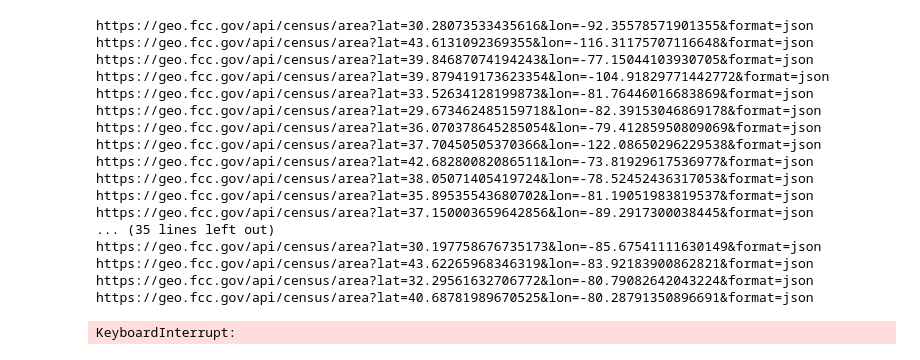
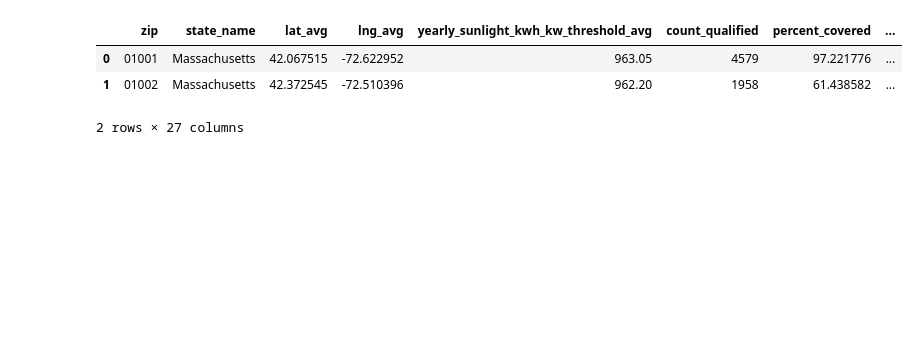
Before and after one commit to euirim/tesla-energy-cba, a Jupyter notebook: code/notebooks/preprocessing.ipynb, the cells around one changed output. Saved outputs shown, nothing was run; the diff lists cells and outputs as text; code cells hidden in the pictures; blank space fills up the shorter version.

```diff
--- a/code/notebooks/preprocessing.ipynb
+++ b/code/notebooks/preprocessing.ipynb
@@ -41,57 +50,17 @@ display(df[:5])
-# %%
-# Add FIPS codes
-num_rows = len(df['region_name'])
-df['state_fips'] = pd.Series(np.empty(num_rows), index=df.index, dtype=np.int32)
-df['county_fips'] = pd.Series(np.empty(num_rows), index=df.index, dtype=np.int32)
-
-def get_fips(lat, lon):
-    url_base = 'https://geo.fcc.gov/api/census/area?lat={0}&lon={1}&format=json'
-    url = url_base.format(lat, lon)
-    print(url)
-
-    i = 0
-    for i in range(3):
-        response = requests.get(url)
-        if response.status_code == 200:
-            json_data = json.loads(response.content)
-            results = json_data['results'][0]
-            return (results['state_fips'], results['county_fips'])
-
-    return None
-
-for i in range(num_rows):
-    fips = get_fips(
-        df.at[i, 'lat_avg'],
-        df.at[i, 'lng_avg']
-    )
-    if fips:
-        state_fips, county_fips = fips
-        df.at[i, 'state_fips'], df.at[i, 'county_fips'] = state_fips, county_fips
-    else:
-        print("ERROR: {}".format(df.at[i, 'region_name']))
-
-display(df[:5])
-# %% [output]
-https://geo.fcc.gov/api/census/area?lat=30.28073533435616&lon=-92.35578571901355&format=json
-https://geo.fcc.gov/api/census/area?lat=43.6131092369355&lon=-116.31175707116648&format=json
-https://geo.fcc.gov/api/census/area?lat=39.84687074194243&lon=-77.15044103930705&format=json
-https://geo.fcc.gov/api/census/area?lat=39.879419173623354&lon=-104.91829771442772&format=json
-https://geo.fcc.gov/api/census/area?lat=33.52634128199873&lon=-81.76446016683869&format=json
-https://geo.fcc.gov/api/census/area?lat=29.673462485159718&lon=-82.39153046869178&format=json
-https://geo.fcc.gov/api/census/area?lat=36.070378645285054&lon=-79.41285950809069&format=json
-https://geo.fcc.gov/api/census/area?lat=37.70450505370366&lon=-122.08650296229538&format=json
-https://geo.fcc.gov/api/census/area?lat=42.68280082086511&lon=-73.81929617536977&format=json
-https://geo.fcc.gov/api/census/area?lat=38.05071405419724&lon=-78.52452436317053&format=json
-https://geo.fcc.gov/api/census/area?lat=35.89535543680702&lon=-81.19051983819537&format=json
-https://geo.fcc.gov/api/census/area?lat=37.150003659642856&lon=-89.2917300038445&format=json
-... (35 lines left out)
-https://geo.fcc.gov/api/census/area?lat=30.197758676735173&lon=-85.67541111630149&format=json
-https://geo.fcc.gov/api/census/area?lat=43.62265968346319&lon=-83.92183900862821&format=json
-https://geo.fcc.gov/api/census/area?lat=32.29561632706772&lon=-80.79082642043224&format=json
-https://geo.fcc.gov/api/census/area?lat=40.68781989670525&lon=-80.28791350896691&format=json
-KeyboardInterrupt:
-# %%
-df = df['state_fips'].astype(int)
-df = df['county_fips'].astype(int)
-display(df)
+# %%
+# compute median roof surface area (in m^2)
+def calc_roof_surface_area(row):
+    return row['number_of_panels_median'] * 1.65 * 0.992
+
+df['roof_area_in_msq'] = df.apply(
+    lambda row: calc_roof_surface_area(row),
+    axis=1
+)
+
+display(df[:2])
+# %% [output]
+|  | zip | state_name | lat_avg | lng_avg | yearly_sunlight_kwh_kw_threshold_avg | count_qualified | percent_covered | ... |
+| 0 | 01001 | Massachusetts | 42.067515 | -72.622952 | 963.05 | 4579 | 97.221776 | ... |
+| 1 | 01002 | Massachusetts | 42.372545 | -72.510396 | 962.20 | 1958 | 61.438582 | ... |
+2 rows × 27 columns
 # %%
```
Also changed, not shown: parts of 10 cells of this notebook, 2 other files.
